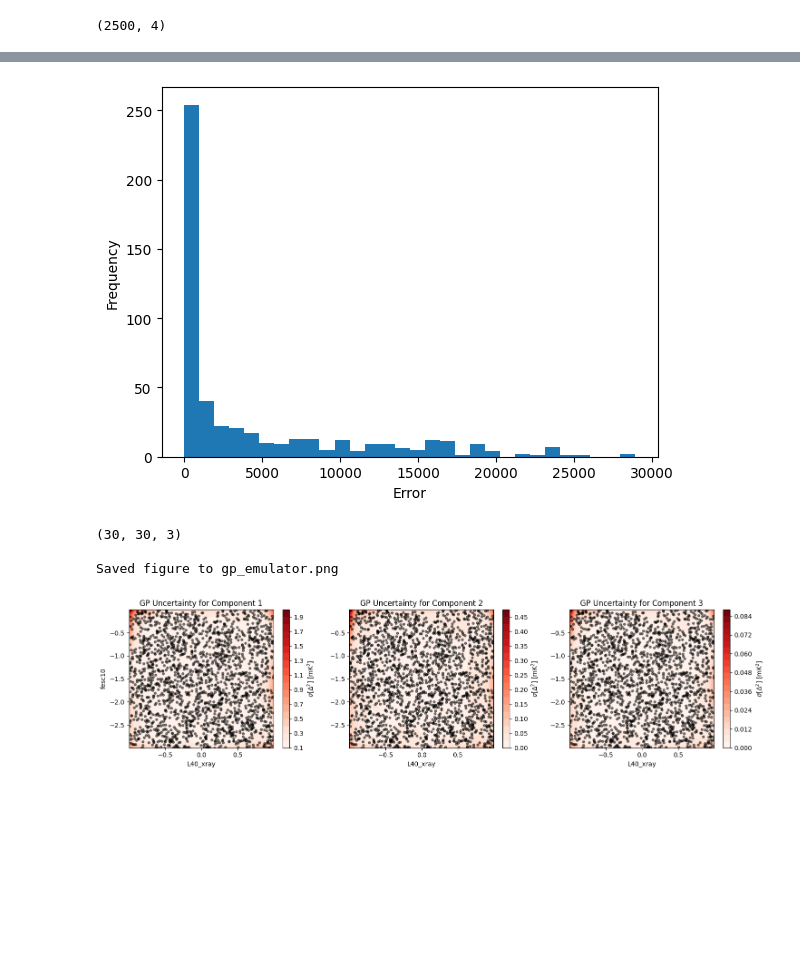
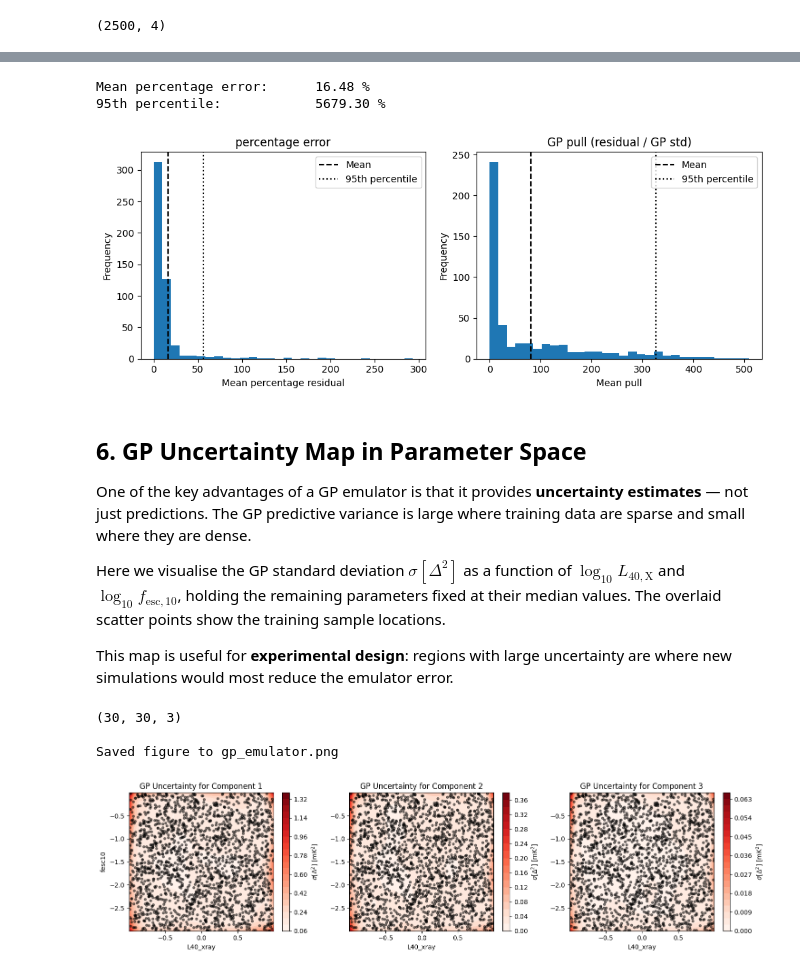
Before and after one commit to htjb/Talks, a Jupyter notebook: Lectures/mphil-lecture-examples/lecture15/gp/gp.ipynb, the cells around one changed output, grey strips where cells are left out. Drawn from its saved outputs; the diff is of its cells as text; code cells hidden in the pictures; blank space fills up the shorter version.

Commit message:
updates to emulator examples

```diff
--- a/Lectures/mphil-lecture-examples/lecture15/gp/gp.ipynb
+++ b/Lectures/mphil-lecture-examples/lecture15/gp/gp.ipynb
@@ -6,5 +29,5 @@ from sklearn.gaussian_process.kernels import RBF, ConstantKernel, WhiteKernel
 # %%
-simulations = [np.load(f"simulations/sample_{i:06d}.npz",
+simulations = [np.load(f"../simulations/sample_{i:06d}.npz",
                        allow_pickle=True) for i in range(2500)]
 
 k = simulations[0]["k"]
@@ -17,8 +40,7 @@ param_names = list(simulations[0]["astro_params"].item().keys()) + \
               list(simulations[0]["cosmo_params"].item().keys())
 
 X = np.hstack([astro_params, cosmo_params])
-X[:, 0] = np.log10(X[:, 0])  # log-transform the first parameter (e.g., M_min)
-X[:, 1:] = np.log10(X[:, 1:])  # log-transform the other parameters
+X = np.log10(X)  # log-transform the parameters
 X.shape
 # %% [output]
 (2500, 4)
@@ -120,14 +185,50 @@ for i in range(5):
 # %%
-errors = [np.sum(np.abs(test_powers[i] - reconstructed_mean[i]) / np.abs(reconstruction_std[i])) for i in range(len(test_powers))]
-errors = np.array(errors)
+percentage_errors = np.array([
+    100*np.mean(np.abs(test_powers[i] - reconstructed_mean[i]) / np.abs(test_powers[i]))
+    for i in range(len(test_powers))
+])
 
-plt.hist(errors, bins=30)
-plt.xlabel('Error')
-plt.ylabel('Frequency')
+print(f'Mean percentage error:      {np.mean(percentage_errors):.2f} %')
+print(f'95th percentile:            {100*np.quantile(percentage_errors, 0.95):.2f} %')
+
+fig, axes = plt.subplots(1, 2, figsize=(10, 4))
+
+axes[0].hist(percentage_errors, bins=30)
+axes[0].axvline(np.mean(percentage_errors), label='Mean', ls='--', c='k')
+axes[0].axvline(np.quantile(percentage_errors, 0.95), label='95th percentile', ls=':', c='k')
+axes[0].set_xlabel('Mean percentage residual')
+axes[0].set_ylabel('Frequency')
+axes[0].legend()
+axes[0].set_title('percentage error')
+
+pulls = np.array([
+    np.mean(np.abs(test_powers[i] - reconstructed_mean[i]) / np.abs(reconstruction_std[i]))
+    for i in range(len(test_powers))
+])
+
+axes[1].hist(pulls, bins=30)
+axes[1].axvline(np.mean(pulls), label='Mean', ls='--', c='k')
+axes[1].axvline(np.quantile(pulls, 0.95), label='95th percentile', ls=':', c='k')
+axes[1].set_xlabel('Mean pull')
+axes[1].set_ylabel('Frequency')
+axes[1].legend()
+axes[1].set_title('GP pull (residual / GP std)')
+
+plt.tight_layout()
 plt.savefig('error_histogram.png', dpi=300, bbox_inches='tight')
 plt.show()
 # %% [output]
+Mean percentage error:      16.48 %
+95th percentile:            5679.30 %
-[figure, old version]
+[figure, new version]
+# %% [markdown]
+## 6. GP Uncertainty Map in Parameter Space
+
+One of the key advantages of a GP emulator is that it provides **uncertainty estimates** — not just predictions. The GP predictive variance is large where training data are sparse and small where they are dense.
+
+Here we visualise the GP standard deviation $\sigma[\Delta^2]$ as a function of $\log_{10} L_{40,\mathrm{X}}$ and $\log_{10} f_{\mathrm{esc},10}$, holding the remaining parameters fixed at their median values. The overlaid scatter points show the training sample locations.
+
+This map is useful for **experimental design**: regions with large uncertainty are where new simulations would most reduce the emulator error.
 # %%
 n_grid   = 30
 P1_grid  = np.linspace(X[:, 0].min(), X[:, 0].max(), n_grid)
@@ -166,4 +267,4 @@ print("\nSaved figure to gp_emulator.png")
 (30, 30, 3)
 
 Saved figure to gp_emulator.png
-[figure, old version]
+[figure, new version]
```
Also changed, not shown: parts of 13 cells of this notebook, 19 other files.
